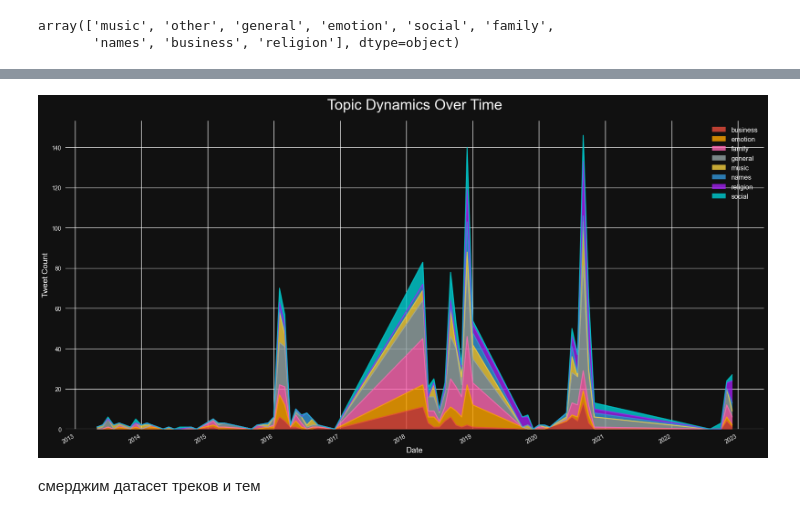
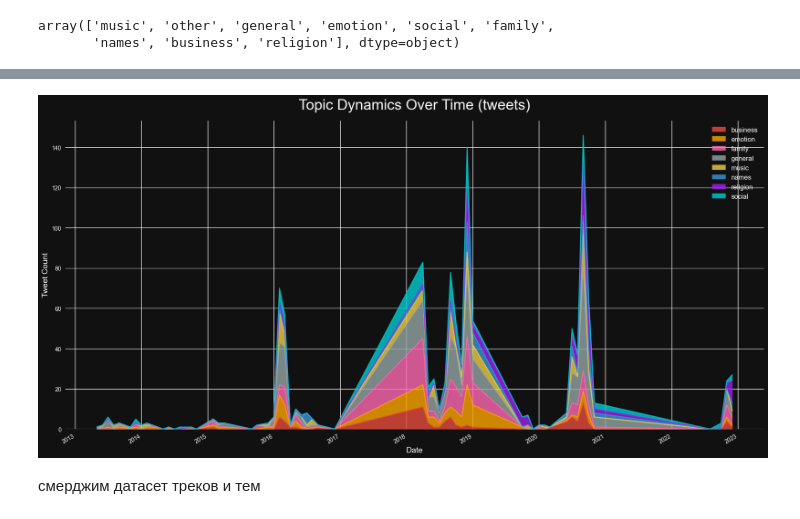
Before and after one commit to reeenss/gp3-hse-uraura, a Jupyter notebook: ye/ye_eda.ipynb, the cells around one changed output, grey strips where cells are left out. Saved outputs shown, nothing was run; the diff lists cells and outputs as text; code cells hidden in the pictures.

```diff
--- a/ye/ye_eda.ipynb
+++ b/ye/ye_eda.ipynb
@@ -835,35 +778,35 @@ colors = {
     "names":     "#3498DB",
     "general":   "#95A5A6"
 }
 
 # упорядочим столбцы
 pivot = pivot[sorted(pivot.columns)]
 
 fig, ax = plt.subplots(figsize=(18, 9))
 pivot.plot.area(
     ax=ax,
     color=[colors[c] for c in pivot.columns],
     alpha=0.8
 )
 
 background = "#111111"
 text = "#FFFFFF"
 ax.set_facecolor(background)
 fig.patch.set_facecolor(background)
 
-ax.set_title("Topic Dynamics Over Time", fontsize=26, color=text, pad=20)
+ax.set_title("Topic Dynamics Over Time (tweets)", fontsize=26, color=text, pad=20)
 ax.set_ylabel("Tweet Count", fontsize=14, color=text)
 ax.set_xlabel("Date", fontsize=14, color=text)
 ax.tick_params(colors=text)
 
 legend = ax.legend(facecolor=background, edgecolor="#444444", fontsize=12)
 for label in legend.get_texts():
     label.set_color(text)
 
 plt.tight_layout()
 plt.show()
 # %% [output]
-[figure, old version]
+[figure, new version]
 # %% [markdown]
 смерджим датасет треков и тем
 # %%
```
Also changed, not shown: parts of 22 cells of this notebook, 11 other files.
